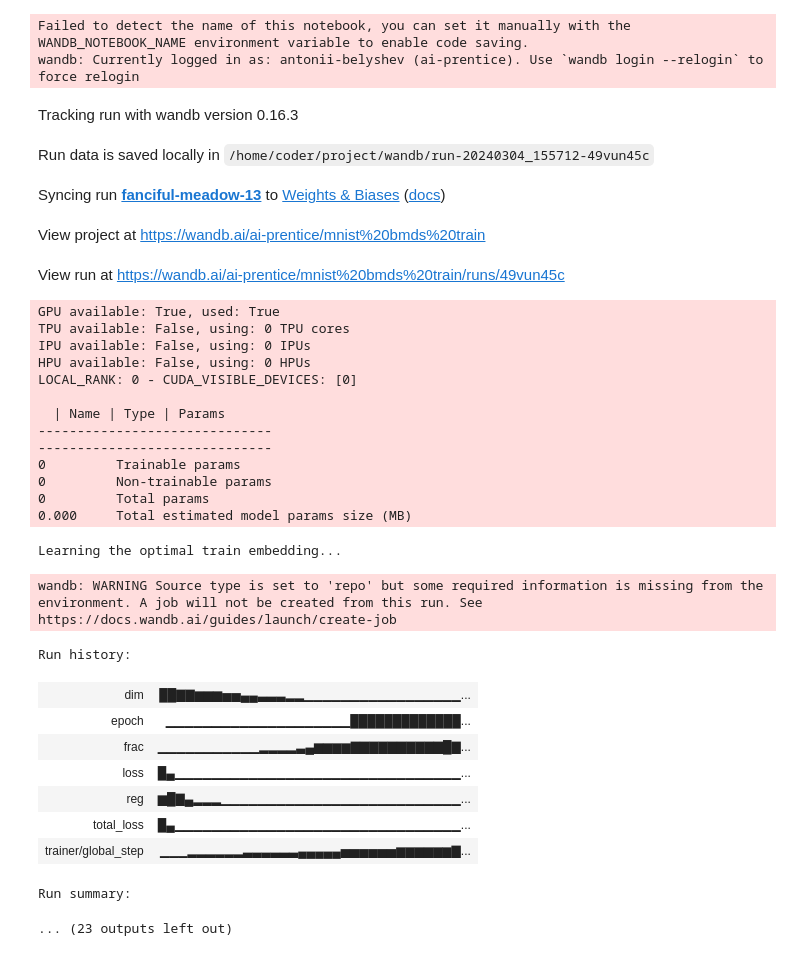
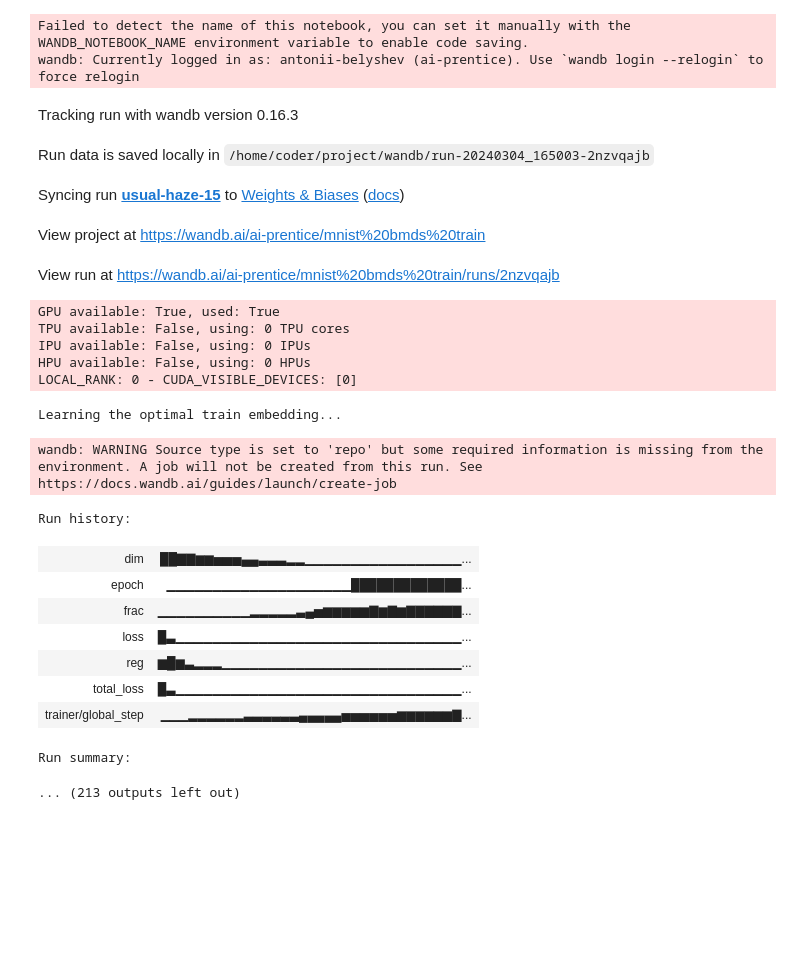
Before and after one commit to antoniibelyshev/BMDS, a Jupyter notebook: mnist.ipynb, the cells around one changed output. Drawn from its saved outputs; the diff is of its cells as text; code cells hidden in the pictures; blank space fills up the shorter version.

Commit message:
ran mnist and proteins successfully

```diff
--- a/mnist.ipynb
+++ b/mnist.ipynb
@@ -55,18 +55,18 @@ for idx_train, idx_eval in k_fold.split(torch.arange(N)):
 
     run = wandb.init(project="mnist bmds train")
     logger = loggers.WandbLogger()
-    x_train, std_train = bmds.fit_transform(dist_mat_train, max_epochs=2, logger=logger)
+    x_train, std_train = bmds.fit_transform(dist_mat_train, max_epochs=2, logger=logger, enable_progress_bar=False, enable_model_summary=False)
     run.finish()
 
     run = wandb.init(project="mnist bmds eval")
     logger = loggers.WandbLogger()
-    x_eval, std_eval = bmds.transform(dist_mat_eval, logger=logger)
+    x_eval, std_eval = bmds.transform(dist_mat_eval, logger=logger, enable_progress_bar=False, enable_model_summary=False)
     run.finish()
 
     clf = utils.SklearnMLPClassifier(labels_train.max() + 1)
     run = wandb.init(project="mnist bmds clf")
     logger = loggers.WandbLogger()
-    pred_train = clf.fit_predict(x_train, labels_train, std_train, logger=logger)
+    pred_train = clf.fit_predict(x_train, labels_train, std_train, logger=logger, enable_progress_bar=False, enable_model_summary=False)
     pred_eval = clf.predict(x_eval)
     pred_eval_bayes = clf.predict(x_eval, std_eval)
     logger.log_hyperparams({
@@ -83,51 +83,43 @@ for idx_train, idx_eval in k_fold.split(torch.arange(N)):
 
     pca = PCA(n_components=bmds.dim)
     pca_train = pca.fit_transform(digits_train)
     pca_eval = pca.transform(digits_eval)
 
     clf = utils.SklearnMLPClassifier(labels_train.max() + 1)
     run = wandb.init(project="mnist pca clf")
     logger = loggers.WandbLogger()
-    pred_train = clf.fit_predict(pca_train, labels_train, logger=logger)
+    pred_train = clf.fit_predict(pca_train, labels_train, logger=logger, enable_progress_bar=False, enable_model_summary=False)
     pred_eval = clf.predict(pca_eval)
     logger.log_hyperparams({
         "train_acc": accuracy_score(pred_train, labels_train),
         "eval_acc": accuracy_score(pred_eval, labels_eval),
     })
     run.finish()
 
     metrics["pca_train_acc"].append(accuracy_score(pred_train, labels_train))
     metrics["pca_eval_acc"].append(accuracy_score(pred_eval, labels_eval))
 # %% [output]
 Failed to detect the name of this notebook, you can set it manually with the WANDB_NOTEBOOK_NAME environment variable to enable code saving.
 wandb: Currently logged in as: antonii-belyshev (ai-prentice). Use `wandb login --relogin` to force relogin
 Tracking run with wandb version 0.16.3
-Run data is saved locally in /home/coder/project/wandb/run-20240304_155712-49vun45c
+Run data is saved locally in /home/coder/project/wandb/run-20240304_165003-2nzvqajb
-Syncing run fanciful-meadow-13 to Weights & Biases (docs)
+Syncing run usual-haze-15 to Weights & Biases (docs)
 View project at https://wandb.ai/ai-prentice/mnist%20bmds%20train
-View run at https://wandb.ai/ai-prentice/mnist%20bmds%20train/runs/49vun45c
+View run at https://wandb.ai/ai-prentice/mnist%20bmds%20train/runs/2nzvqajb
 GPU available: True, used: True
 TPU available: False, using: 0 TPU cores
 IPU available: False, using: 0 IPUs
 HPU available: False, using: 0 HPUs
 LOCAL_RANK: 0 - CUDA_VISIBLE_DEVICES: [0]
-
-  | Name | Type | Params
-------------------------------
-------------------------------
-0         Trainable params
-0         Non-trainable params
-0         Total params
-0.000     Total estimated model params size (MB)
 Learning the optimal train embedding...
 wandb: WARNING Source type is set to 'repo' but some required information is missing from the environment. A job will not be created from this run. See https://docs.wandb.ai/guides/launch/create-job
 Run history:
-| dim | ██▇▇▆▆▆▅▅▄▄▃▃▃▂▂▁▁▁▁▁▁▁▁▁▁▁▁▁▁▁▁▁... |
+| dim | ██▇▇▆▆▅▅▅▄▄▃▃▃▂▂▁▁▁▁▁▁▁▁▁▁▁▁▁▁▁▁▁... |
 | epoch | ▁▁▁▁▁▁▁▁▁▁▁▁▁▁▁▁▁▁▁▁█████████████... |
-| frac | ▁▁▁▁▁▁▁▁▁▁▁▂▂▂▂▃▄▆▆▆▆▇▇▇▇▇▇▇▇▇▇█▇... |
-| loss | █▄▁▁▁▁▁▁▁▁▁▁▁▁▁▁▁▁▁▁▁▁▁▁▁▁▁▁▁▁▁▁▁... |
-| reg | ▆█▇▄▂▂▂▁▁▁▁▁▁▁▁▁▁▁▁▁▁▁▁▁▁▁▁▁▁▁▁▁▁... |
-| total_loss | █▄▁▁▁▁▁▁▁▁▁▁▁▁▁▁▁▁▁▁▁▁▁▁▁▁▁▁▁▁▁▁▁... |
+| frac | ▁▁▁▁▁▁▁▁▁▁▂▂▂▂▂▃▄▅▆▆▆▆▆▇▆▇▆▇▇▇▇▇▇... |
+| loss | █▃▁▁▁▁▁▁▁▁▁▁▁▁▁▁▁▁▁▁▁▁▁▁▁▁▁▁▁▁▁▁▁... |
+| reg | ▆█▆▃▂▂▂▁▁▁▁▁▁▁▁▁▁▁▁▁▁▁▁▁▁▁▁▁▁▁▁▁▁... |
+| total_loss | █▃▁▁▁▁▁▁▁▁▁▁▁▁▁▁▁▁▁▁▁▁▁▁▁▁▁▁▁▁▁▁▁... |
 | trainer/global_step | ▁▁▁▂▂▂▂▂▂▃▃▃▃▃▃▄▄▄▄▄▅▅▅▅▅▅▆▆▆▆▆▆▇... |
 Run summary:
-... (23 outputs left out)
+... (213 outputs left out)
```
Also changed, not shown: parts of 3 cells of this notebook, 3 other files.
